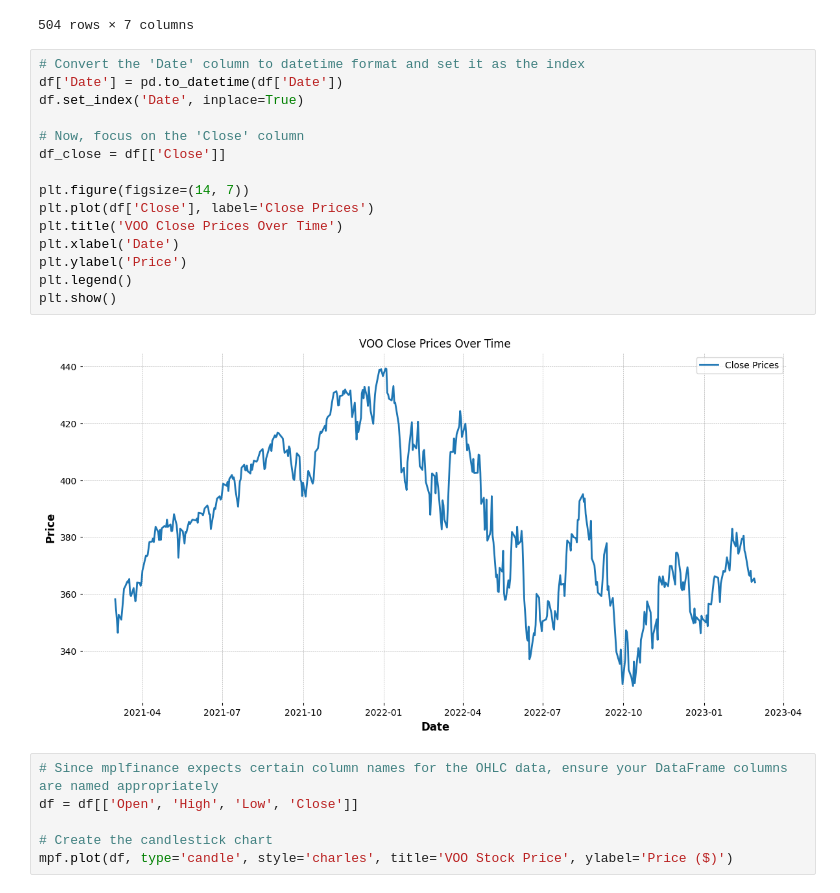
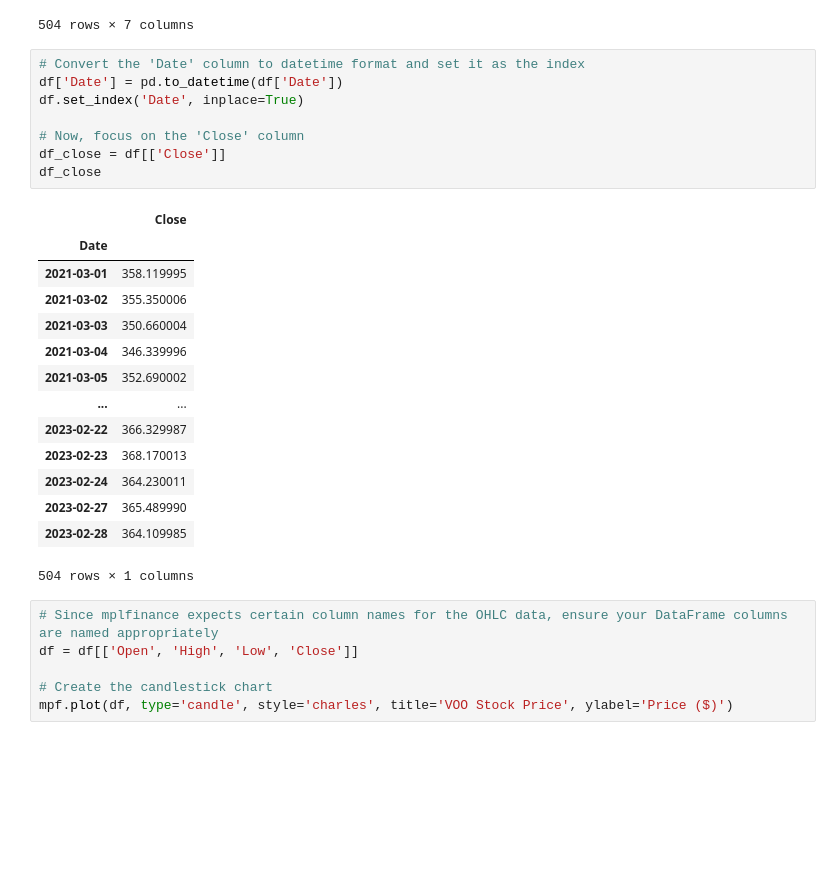
Before and after one commit to charltonxqh/SC1015-mini-project, a Jupyter notebook: LSTM Analysis/LSTM.ipynb, the cells around one changed output. Cells and saved outputs as stored; diff of their text form; blank space fills up the shorter version.

```diff
--- a/LSTM Analysis/LSTM.ipynb
+++ b/LSTM Analysis/LSTM.ipynb
@@ -43,20 +43,26 @@ display(voo_data)
 # %%
 # Convert the 'Date' column to datetime format and set it as the index
 df['Date'] = pd.to_datetime(df['Date'])
 df.set_index('Date', inplace=True)
 
 # Now, focus on the 'Close' column
 df_close = df[['Close']]
-
-plt.figure(figsize=(14, 7))
-plt.plot(df['Close'], label='Close Prices')
-plt.title('VOO Close Prices Over Time')
-plt.xlabel('Date')
-plt.ylabel('Price')
-plt.legend()
-plt.show()
+df_close
 # %% [output]
-[figure, removed]
+|  | Close |
+| Date |  |
+| 2021-03-01 | 358.119995 |
+| 2021-03-02 | 355.350006 |
+| 2021-03-03 | 350.660004 |
+| 2021-03-04 | 346.339996 |
+| 2021-03-05 | 352.690002 |
+| ... | ... |
+| 2023-02-22 | 366.329987 |
+| 2023-02-23 | 368.170013 |
+| 2023-02-24 | 364.230011 |
+| 2023-02-27 | 365.489990 |
+| 2023-02-28 | 364.109985 |
+504 rows × 1 columns
 # %%
 # Since mplfinance expects certain column names for the OHLC data, ensure your DataFrame columns are named appropriately
 df = df[['Open', 'High', 'Low', 'Close']]
```
Also changed, not shown: parts of 10 cells of this notebook.
